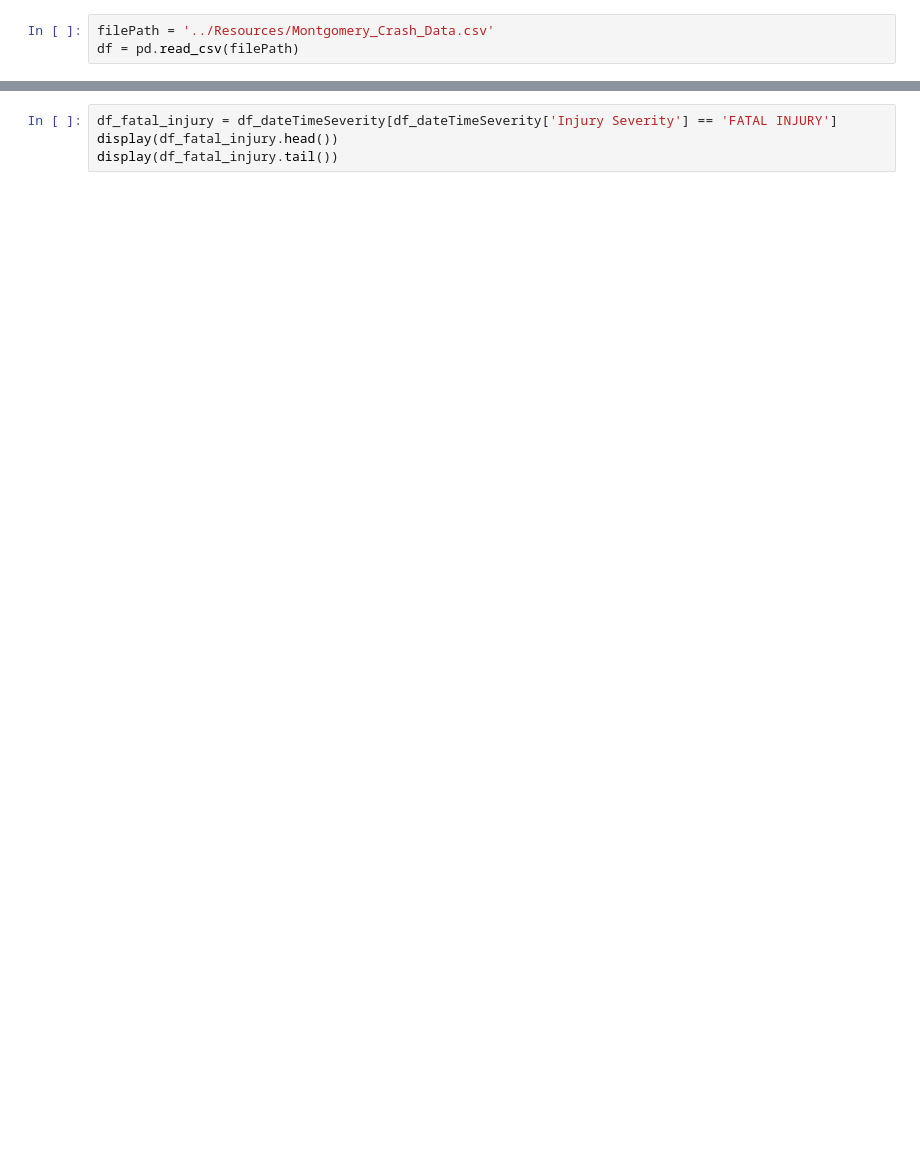
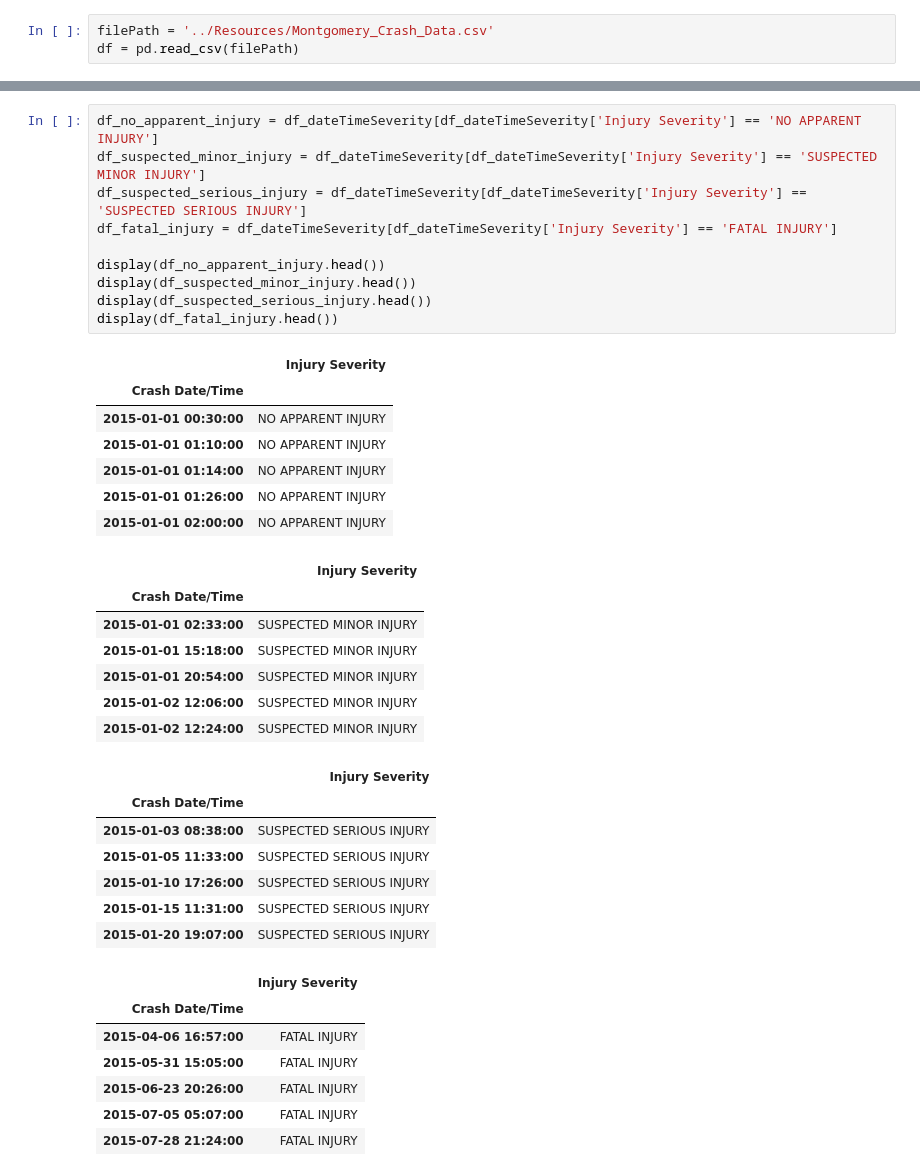
Before and after one commit to Brian-Hansen-Turton/module-9-project, a Jupyter notebook: Code/DateTimeSeverityAnalysis.ipynb, the cells around one changed output, grey strips where cells are left out. Saved outputs shown, nothing was run; the diff lists cells and outputs as text; blank space fills up the shorter version.

```diff
--- a/Code/DateTimeSeverityAnalysis.ipynb
+++ b/Code/DateTimeSeverityAnalysis.ipynb
@@ -53,6 +111,41 @@ plt.show()
-# %%
-df_fatal_injury = df_dateTimeSeverity[df_dateTimeSeverity['Injury Severity'] == 'FATAL INJURY']
-display(df_fatal_injury.head())
-display(df_fatal_injury.tail())
+# %%
+df_no_apparent_injury = df_dateTimeSeverity[df_dateTimeSeverity['Injury Severity'] == 'NO APPARENT INJURY']
+df_suspected_minor_injury = df_dateTimeSeverity[df_dateTimeSeverity['Injury Severity'] == 'SUSPECTED MINOR INJURY']
+df_suspected_serious_injury = df_dateTimeSeverity[df_dateTimeSeverity['Injury Severity'] == 'SUSPECTED SERIOUS INJURY']
+df_fatal_injury = df_dateTimeSeverity[df_dateTimeSeverity['Injury Severity'] == 'FATAL INJURY']
+
+display(df_no_apparent_injury.head())
+display(df_suspected_minor_injury.head())
+display(df_suspected_serious_injury.head())
+display(df_fatal_injury.head())
+# %% [output]
+|  | Injury Severity |
+| Crash Date/Time |  |
+| 2015-01-01 00:30:00 | NO APPARENT INJURY |
+| 2015-01-01 01:10:00 | NO APPARENT INJURY |
+| 2015-01-01 01:14:00 | NO APPARENT INJURY |
+| 2015-01-01 01:26:00 | NO APPARENT INJURY |
+| 2015-01-01 02:00:00 | NO APPARENT INJURY |
+|  | Injury Severity |
+| Crash Date/Time |  |
+| 2015-01-01 02:33:00 | SUSPECTED MINOR INJURY |
+| 2015-01-01 15:18:00 | SUSPECTED MINOR INJURY |
+| 2015-01-01 20:54:00 | SUSPECTED MINOR INJURY |
+| 2015-01-02 12:06:00 | SUSPECTED MINOR INJURY |
+| 2015-01-02 12:24:00 | SUSPECTED MINOR INJURY |
+|  | Injury Severity |
+| Crash Date/Time |  |
+| 2015-01-03 08:38:00 | SUSPECTED SERIOUS INJURY |
+| 2015-01-05 11:33:00 | SUSPECTED SERIOUS INJURY |
+| 2015-01-10 17:26:00 | SUSPECTED SERIOUS INJURY |
+| 2015-01-15 11:31:00 | SUSPECTED SERIOUS INJURY |
+| 2015-01-20 19:07:00 | SUSPECTED SERIOUS INJURY |
+|  | Injury Severity |
+| Crash Date/Time |  |
+| 2015-04-06 16:57:00 | FATAL INJURY |
+| 2015-05-31 15:05:00 | FATAL INJURY |
+| 2015-06-23 20:26:00 | FATAL INJURY |
+| 2015-07-05 05:07:00 | FATAL INJURY |
+| 2015-07-28 21:24:00 | FATAL INJURY |
 # %%
 print(f"The total number of fatal injuries is {len(df_fatal_injury)}")
```
Also changed, not shown: parts of 17 cells of this notebook.
